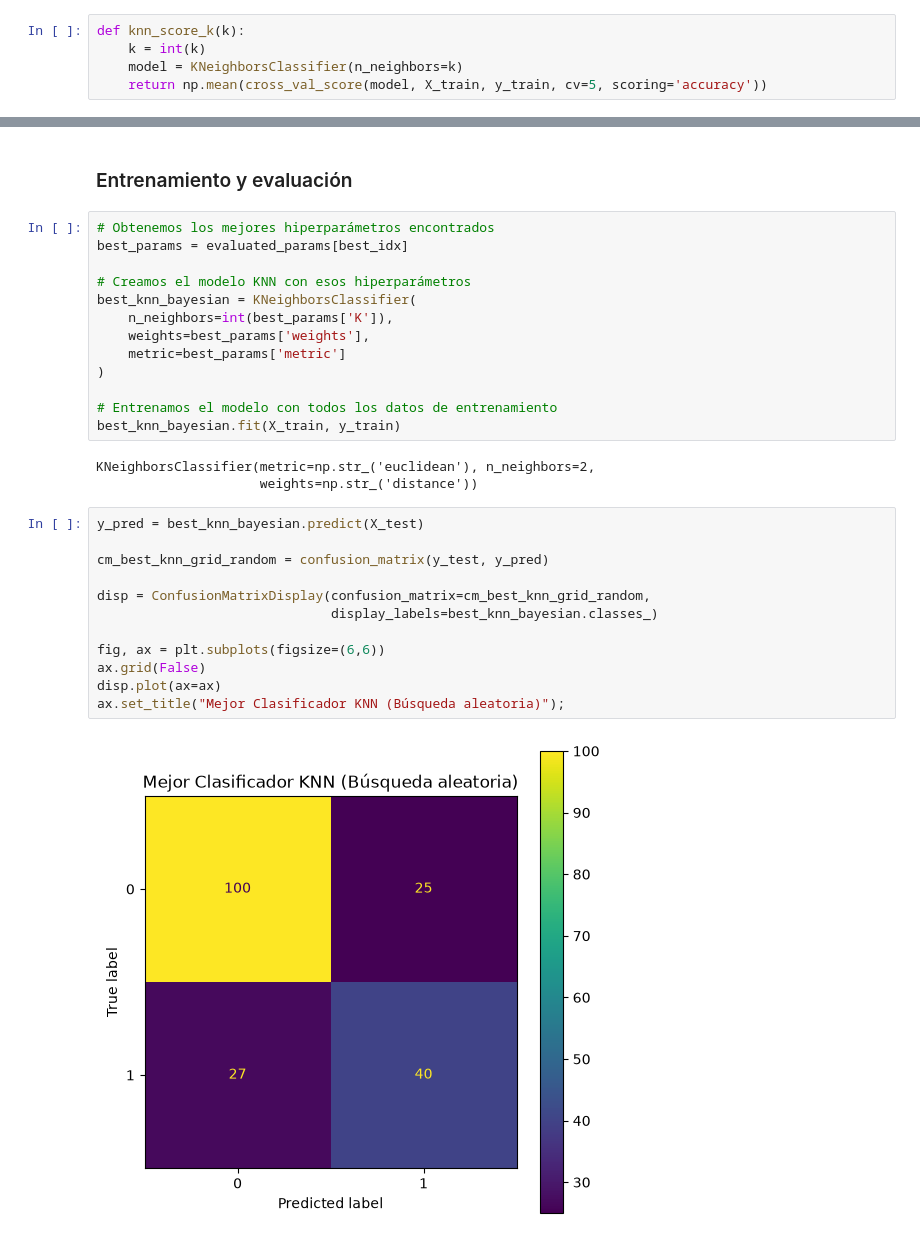
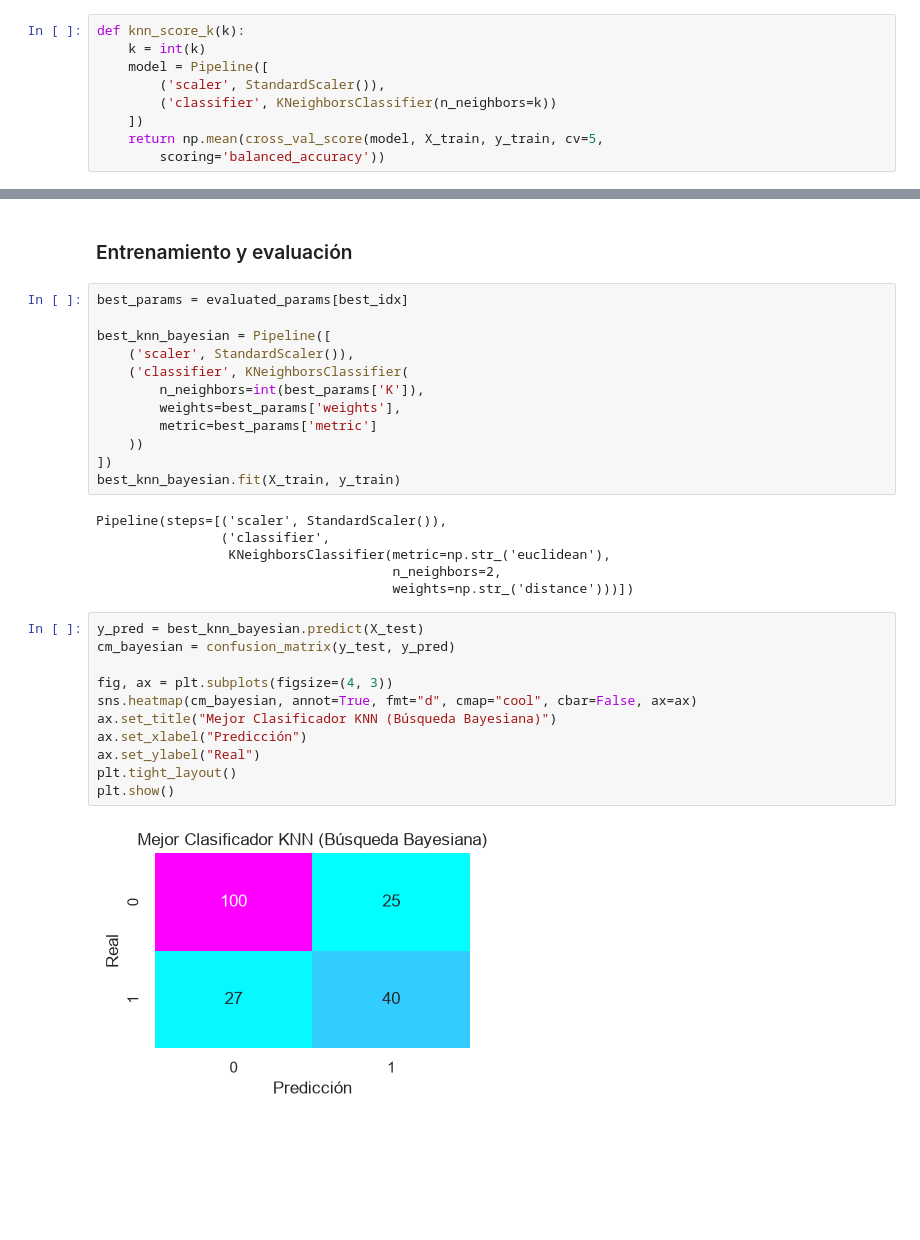
Before and after one commit to FIUBA-Posgrado-Inteligencia-Artificial/aprMaqI_CEIA, a Jupyter notebook: clase2/jupyter_notebooks/4 - Optimizacion bayesiana.ipynb, the cells around one changed output, grey strips where cells are left out. Drawn from its saved outputs; the diff is of its cells as text; blank space fills up the shorter version.

```diff
--- a/clase2/jupyter_notebooks/4 - Optimizacion bayesiana.ipynb
+++ b/clase2/jupyter_notebooks/4 - Optimizacion bayesiana.ipynb
@@ -80,8 +78,12 @@ Es la queremos maximizar. La función:
 # %%
 def knn_score_k(k):
     k = int(k)
-    model = KNeighborsClassifier(n_neighbors=k)
-    return np.mean(cross_val_score(model, X_train, y_train, cv=5, scoring='accuracy'))
+    model = Pipeline([
+        ('scaler', StandardScaler()),
+        ('classifier', KNeighborsClassifier(n_neighbors=k))
+    ])
+    return np.mean(cross_val_score(model, X_train, y_train, cv=5,
+        scoring='balanced_accuracy'))
 # %% [markdown]
 #### Modelo probabilístico
 
@@ -437,33 +437,34 @@ plt.show()
 # %% [markdown]
 ### Entrenamiento y evaluación
 # %%
-# Obtenemos los mejores hiperparámetros encontrados
 best_params = evaluated_params[best_idx]
 
-# Creamos el modelo KNN con esos hiperparámetros
-best_knn_bayesian = KNeighborsClassifier(
-    n_neighbors=int(best_params['K']),
-    weights=best_params['weights'],
-    metric=best_params['metric']
-)
-
-# Entrenamos el modelo con todos los datos de entrenamiento
+best_knn_bayesian = Pipeline([
+    ('scaler', StandardScaler()),
+    ('classifier', KNeighborsClassifier(
+        n_neighbors=int(best_params['K']),
+        weights=best_params['weights'],
+        metric=best_params['metric']
+    ))
+])
 best_knn_bayesian.fit(X_train, y_train)
 # %% [output]
-KNeighborsClassifier(metric=np.str_('euclidean'), n_neighbors=2,
-                     weights=np.str_('distance'))
+Pipeline(steps=[('scaler', StandardScaler()),
+                ('classifier',
+                 KNeighborsClassifier(metric=np.str_('euclidean'),
+                                      n_neighbors=2,
+                                      weights=np.str_('distance')))])
 # %%
 y_pred = best_knn_bayesian.predict(X_test)
+cm_bayesian = confusion_matrix(y_test, y_pred)
 
-cm_best_knn_grid_random = confusion_matrix(y_test, y_pred)
-
-disp = ConfusionMatrixDisplay(confusion_matrix=cm_best_knn_grid_random,
-                              display_labels=best_knn_bayesian.classes_)
-
-fig, ax = plt.subplots(figsize=(6,6))
-ax.grid(False)
-disp.plot(ax=ax)
-ax.set_title("Mejor Clasificador KNN (Búsqueda aleatoria)");
+fig, ax = plt.subplots(figsize=(4, 3))
+sns.heatmap(cm_bayesian, annot=True, fmt="d", cmap="cool", cbar=False, ax=ax)
+ax.set_title("Mejor Clasificador KNN (Búsqueda Bayesiana)")
+ax.set_xlabel("Predicción")
+ax.set_ylabel("Real")
+plt.tight_layout()
+plt.show()
 # %% [output]
-[figure, old version]
+[figure, new version]
 # %%
```
Also changed, not shown: parts of 18 cells of this notebook, 5 other files.
